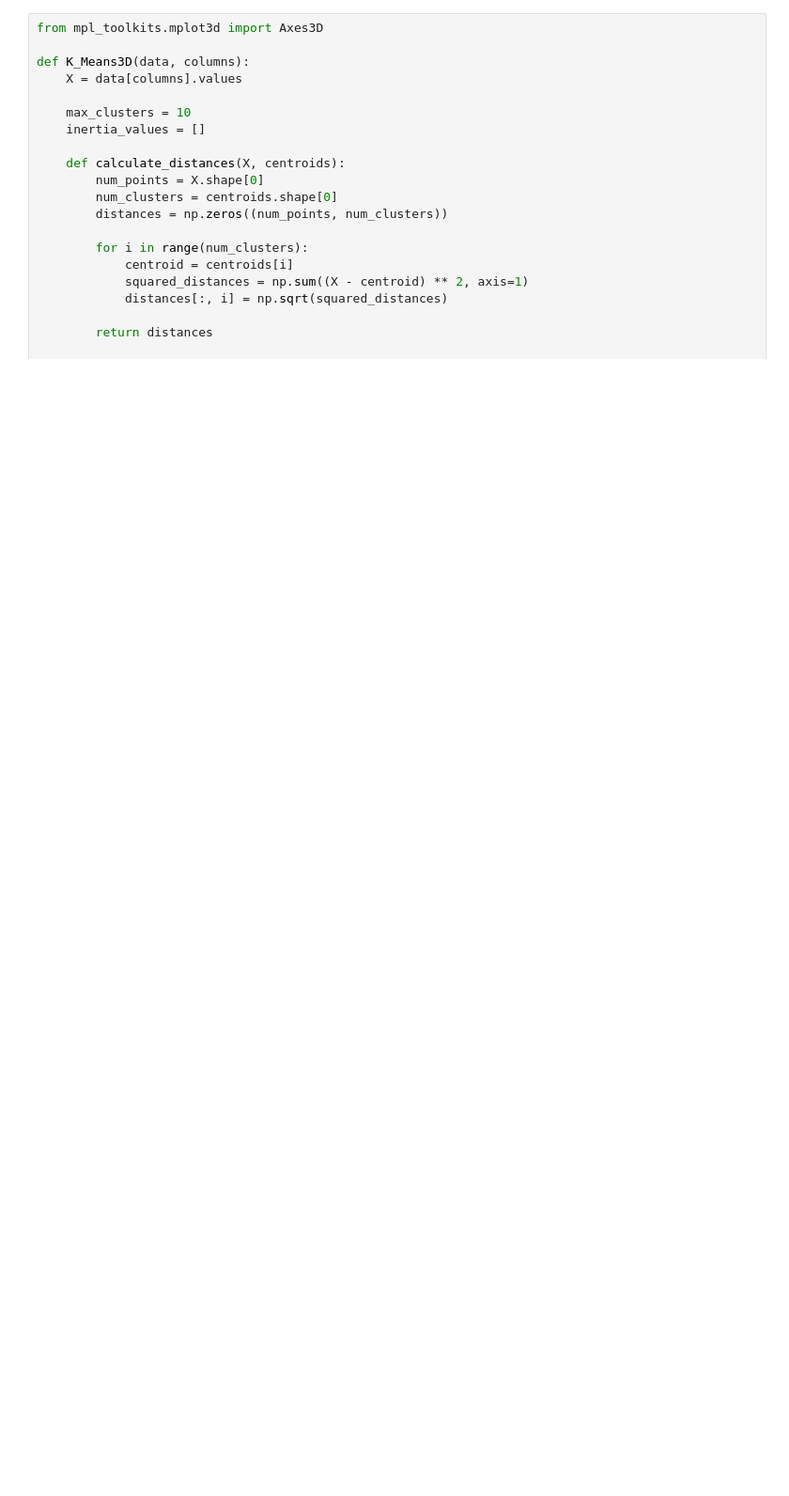
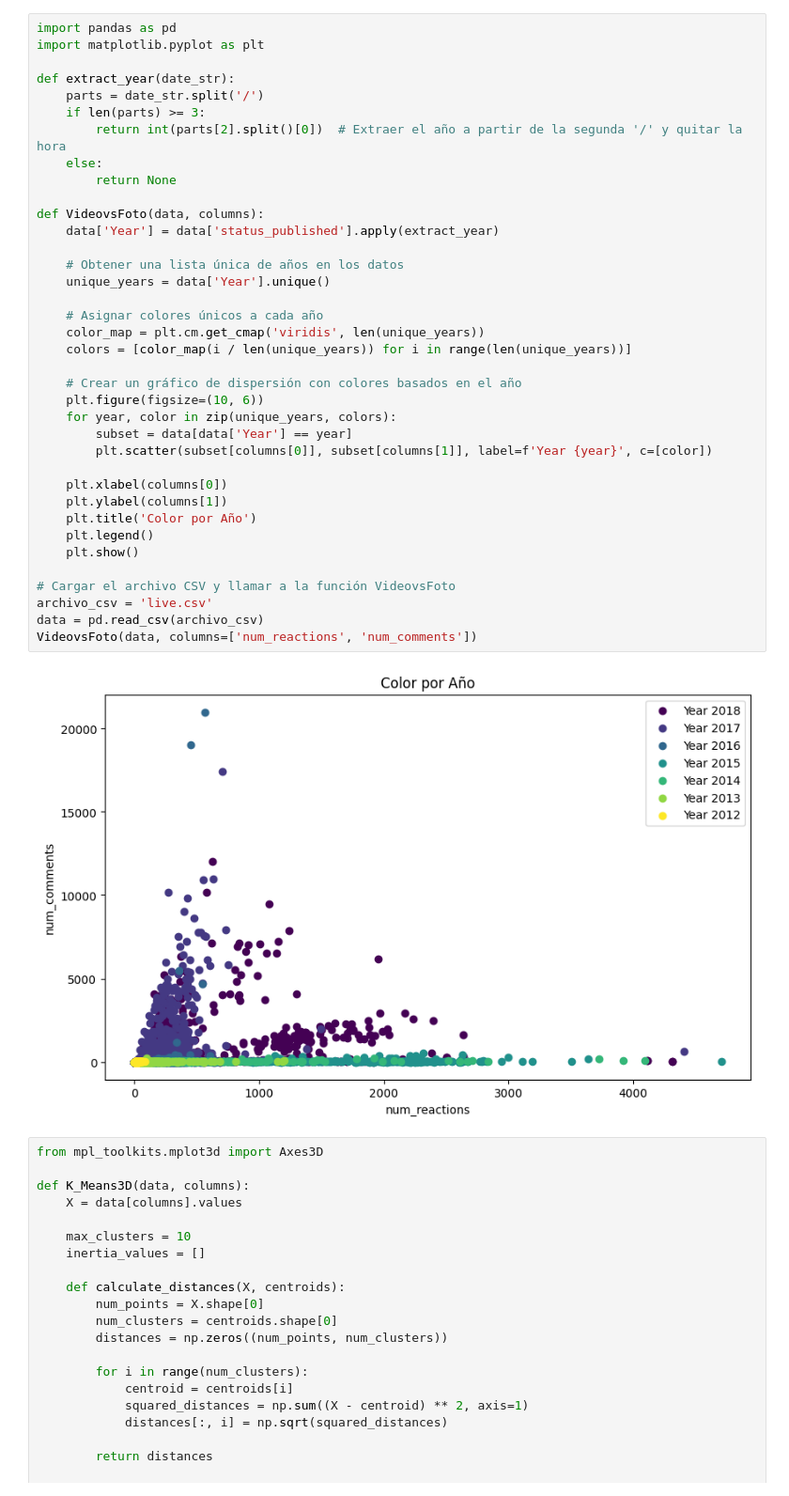
Before and after one commit to DiegoCastr00/Machine_Learning, a Jupyter notebook: Practica_2/Kmeans.ipynb, the cells around one changed output. Shown at 94% size. Cells and saved outputs as stored; diff of their text form; blank space fills up the shorter version.

```diff
--- a/Practica_2/Kmeans.ipynb
+++ b/Practica_2/Kmeans.ipynb
@@ -98,3 +125,42 @@ K_Means(data, columns=['num_reactions', 'num_comments'])
+# %%
+import pandas as pd
+import matplotlib.pyplot as plt
+
+def extract_year(date_str):
+    parts = date_str.split('/')
+    if len(parts) >= 3:
+        return int(parts[2].split()[0])  # Extraer el año a partir de la segunda '/' y quitar la hora
+    else:
+        return None
+
+def VideovsFoto(data, columns):
+    data['Year'] = data['status_published'].apply(extract_year)
+
+    # Obtener una lista única de años en los datos
+    unique_years = data['Year'].unique()
+
+    # Asignar colores únicos a cada año
+    color_map = plt.cm.get_cmap('viridis', len(unique_years))
+    colors = [color_map(i / len(unique_years)) for i in range(len(unique_years))]
+
+    # Crear un gráfico de dispersión con colores basados en el año
+    plt.figure(figsize=(10, 6))
+    for year, color in zip(unique_years, colors):
+        subset = data[data['Year'] == year]
+        plt.scatter(subset[columns[0]], subset[columns[1]], label=f'Year {year}', c=[color])
+
+    plt.xlabel(columns[0])
+    plt.ylabel(columns[1])
+    plt.title('Color por Año')
+    plt.legend()
+    plt.show()
+
+# Cargar el archivo CSV y llamar a la función VideovsFoto
+archivo_csv = 'live.csv'
+data = pd.read_csv(archivo_csv)
+VideovsFoto(data, columns=['num_reactions', 'num_comments'])
+# %% [output]
+[figure, added]
 # %%
 from mpl_toolkits.mplot3d import Axes3D
 
```
Also changed, not shown: parts of 5 cells of this notebook, 2 other files.
